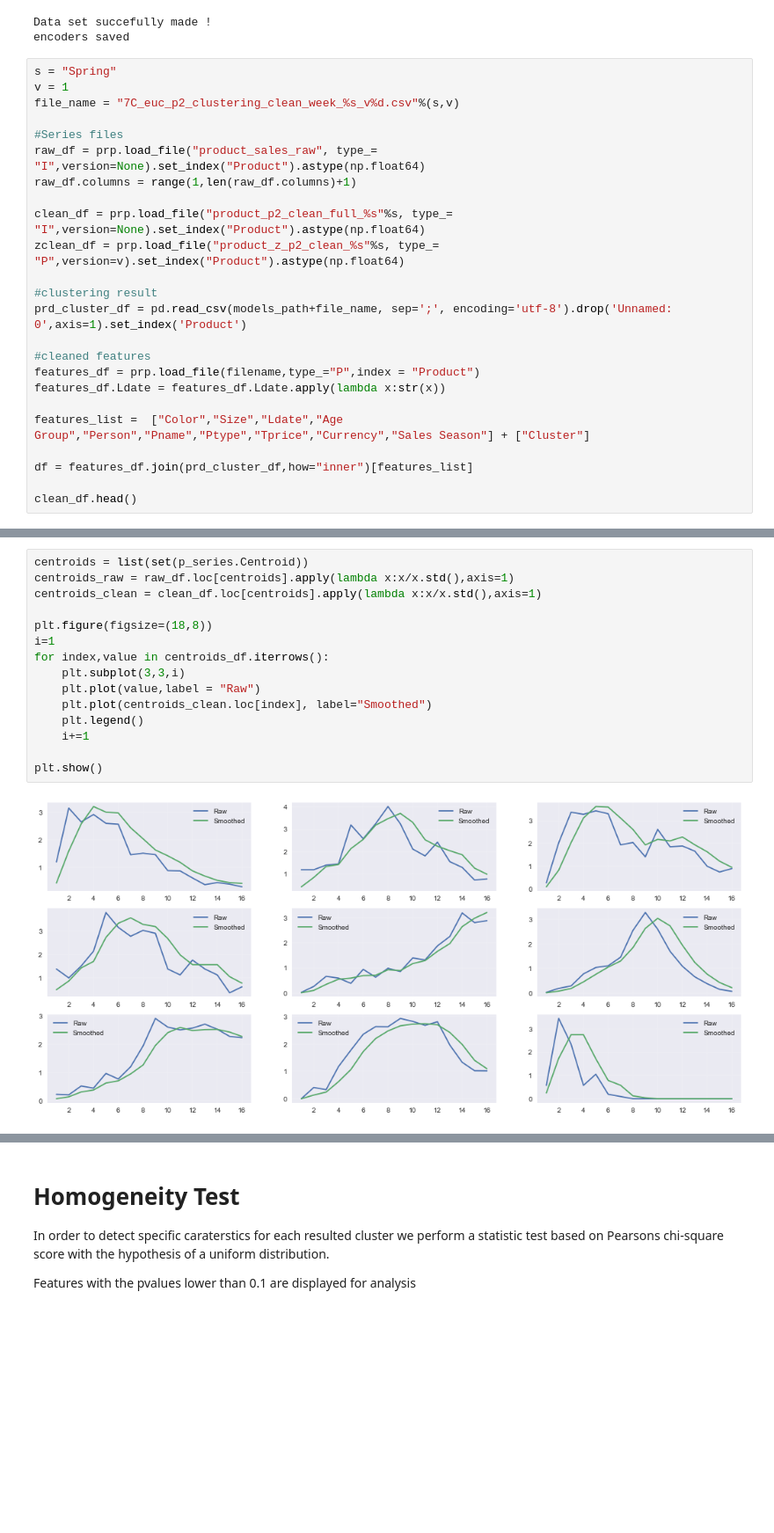
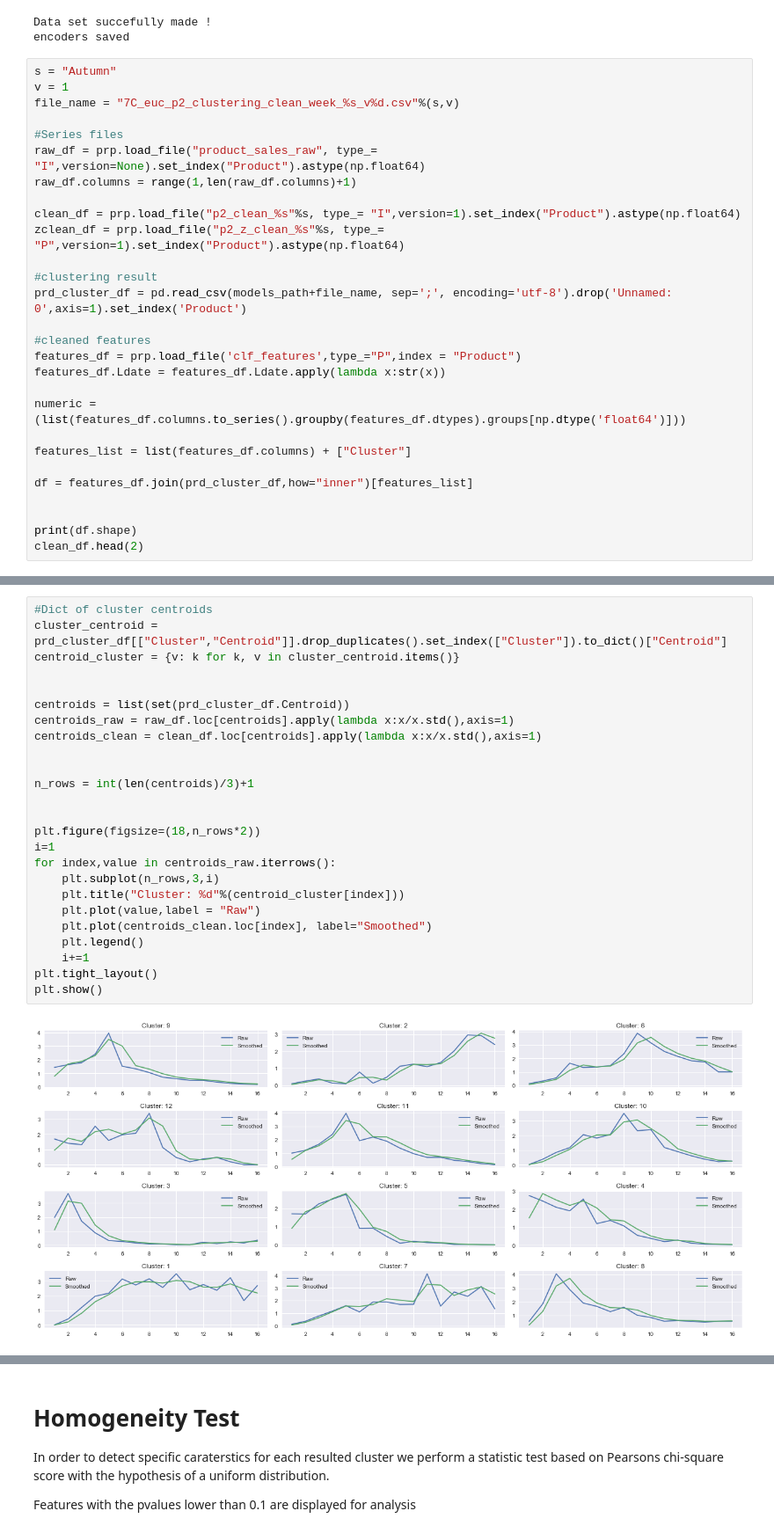
Before and after one commit to imad24/pc_clustering, a Jupyter notebook: notebooks/Cerf7/0.4-imad-cluster-analysis.ipynb, the cells around one changed output, grey strips where cells are left out. Shown at 88% size. Drawn from its saved outputs; the diff is of its cells as text; blank space fills up the shorter version.

Commit message:
Cleaned project
restructing ressources
adding 06 notebook for prediction
cleaning 04 notebook
redifining file names

```diff
--- a/notebooks/Cerf7/0.4-imad-cluster-analysis.ipynb
+++ b/notebooks/Cerf7/0.4-imad-cluster-analysis.ipynb
@@ -71,7 +57,7 @@ The autoreload extension is already loaded. To reload it, use:
 Data set succefully made !
 encoders saved
 # %%
-s = "Spring"
+s = "Autumn"
 v = 1
 file_name = "7C_euc_p2_clustering_clean_week_%s_v%d.csv"%(s,v)
 
@@ -79,19 +65,23 @@ file_name = "7C_euc_p2_clustering_clean_week_%s_v%d.csv"%(s,v)
 raw_df = prp.load_file("product_sales_raw", type_= "I",version=None).set_index("Product").astype(np.float64)
 raw_df.columns = range(1,len(raw_df.columns)+1)
 
-clean_df = prp.load_file("product_p2_clean_full_%s"%s, type_= "I",version=None).set_index("Product").astype(np.float64)
-zclean_df = prp.load_file("product_z_p2_clean_%s"%s, type_= "P",version=v).set_index("Product").astype(np.float64)
+clean_df = prp.load_file("p2_clean_%s"%s, type_= "I",version=1).set_index("Product").astype(np.float64)
+zclean_df = prp.load_file("p2_z_clean_%s"%s, type_= "P",version=1).set_index("Product").astype(np.float64)
 
 #clustering result
 prd_cluster_df = pd.read_csv(models_path+file_name, sep=';', encoding='utf-8').drop('Unnamed: 0',axis=1).set_index('Product')
 
 #cleaned features
-features_df = prp.load_file(filename,type_="P",index = "Product")
+features_df = prp.load_file('clf_features',type_="P",index = "Product")
 features_df.Ldate = features_df.Ldate.apply(lambda x:str(x))
 
-features_list =  ["Color","Size","Ldate","Age Group","Person","Pname","Ptype","Tprice","Currency","Sales Season"] + ["Cluster"]
+numeric = (list(features_df.columns.to_series().groupby(features_df.dtypes).groups[np.dtype('float64')]))
+
+features_list = list(features_df.columns) + ["Cluster"]
 
 df = features_df.join(prd_cluster_df,how="inner")[features_list]
 
-clean_df.head()
+
+print(df.shape)
+clean_df.head(2)
 # %% [output]
@@ -635,17 +95,27 @@ plt.show()
 # %%
-centroids = list(set(p_series.Centroid))
+#Dict of cluster centroids
+cluster_centroid = prd_cluster_df[["Cluster","Centroid"]].drop_duplicates().set_index(["Cluster"]).to_dict()["Centroid"]
+centroid_cluster = {v: k for k, v in cluster_centroid.items()}
+
+
+centroids = list(set(prd_cluster_df.Centroid))
 centroids_raw = raw_df.loc[centroids].apply(lambda x:x/x.std(),axis=1)
 centroids_clean = clean_df.loc[centroids].apply(lambda x:x/x.std(),axis=1)
 
-plt.figure(figsize=(18,8))
+
+n_rows = int(len(centroids)/3)+1
+
+
+plt.figure(figsize=(18,n_rows*2))
 i=1
-for index,value in centroids_df.iterrows():
-    plt.subplot(3,3,i)
+for index,value in centroids_raw.iterrows():
+    plt.subplot(n_rows,3,i)
+    plt.title("Cluster: %d"%(centroid_cluster[index]))
     plt.plot(value,label = "Raw")
     plt.plot(centroids_clean.loc[index], label="Smoothed")
     plt.legend()
     i+=1
-
+plt.tight_layout()
 plt.show()
 # %% [output]
-[figure, old version]
+[figure, new version]
```
Also changed, not shown: parts of 88 cells of this notebook, 55 other files.
